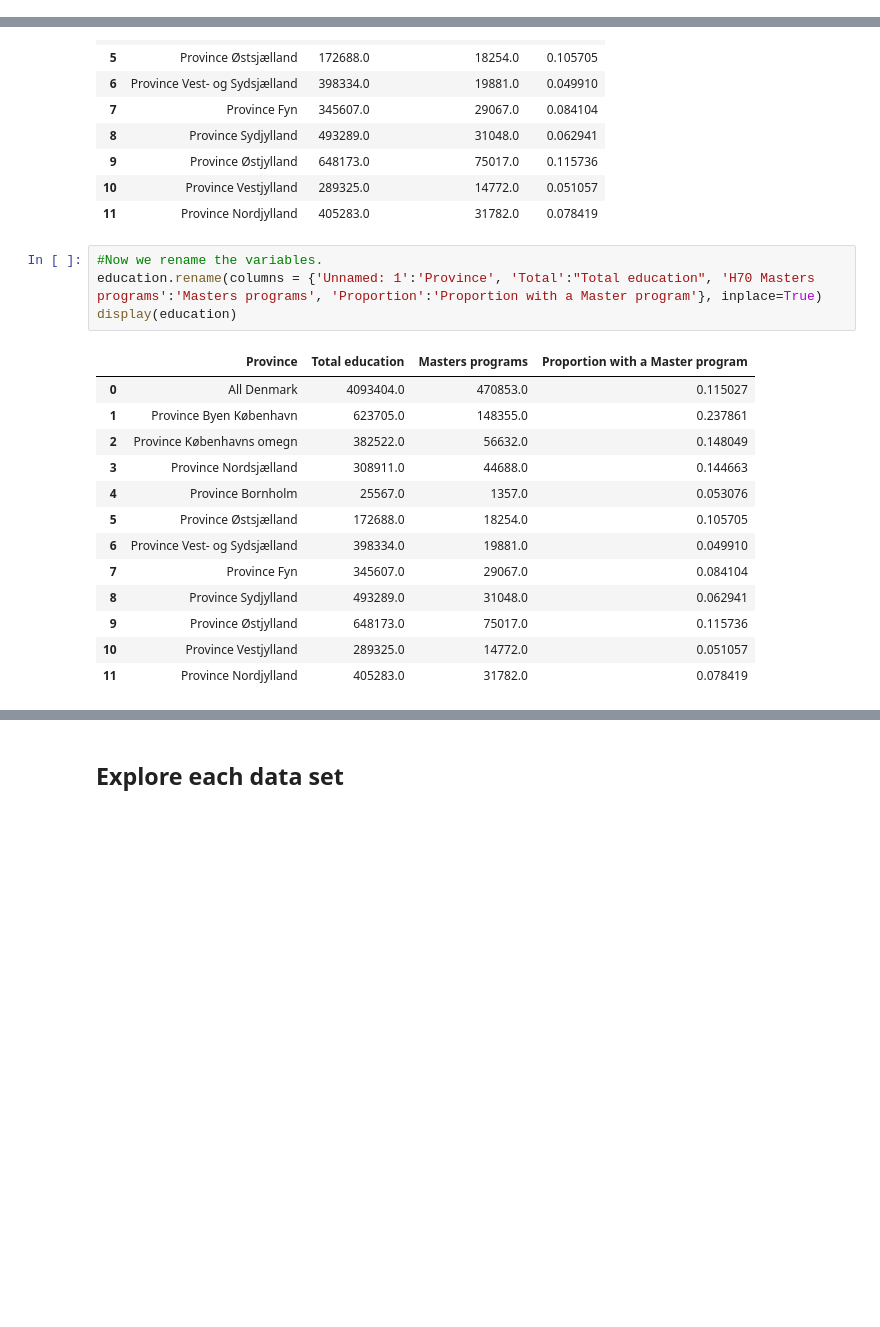
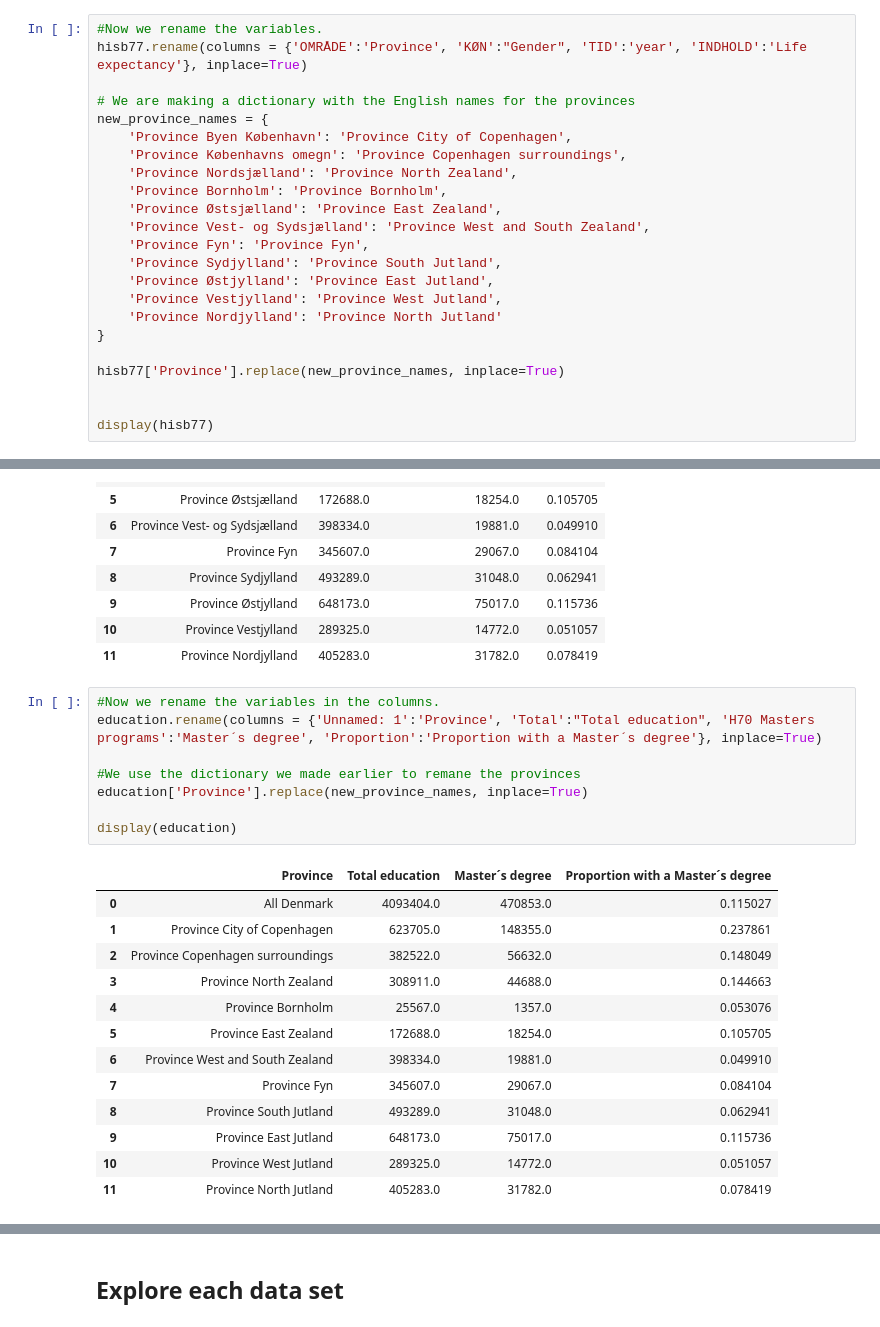
Before and after one commit to NumEconCopenhagen/projects-2024-sarah-og-pernille, a Jupyter notebook: dataproject/dataproject.ipynb, the cells around one changed output, grey strips where cells are left out. Drawn from its saved outputs; the diff is of its cells as text; blank space fills up the shorter version.

```diff
--- a/dataproject/dataproject.ipynb
+++ b/dataproject/dataproject.ipynb
@@ -78,0 +65,23 @@ hisb77.head(5)
+# %%
+#Now we rename the variables.
+hisb77.rename(columns = {'OMRÅDE':'Province', 'KØN':"Gender", 'TID':'year', 'INDHOLD':'Life expectancy'}, inplace=True)
+
+# We are making a dictionary with the English names for the provinces
+new_province_names = {
+    'Province Byen København': 'Province City of Copenhagen',
+    'Province Københavns omegn': 'Province Copenhagen surroundings',
+    'Province Nordsjælland': 'Province North Zealand',
+    'Province Bornholm': 'Province Bornholm',
+    'Province Østsjælland': 'Province East Zealand',
+    'Province Vest- og Sydsjælland': 'Province West and South Zealand',
+    'Province Fyn': 'Province Fyn',
+    'Province Sydjylland': 'Province South Jutland',
+    'Province Østjylland': 'Province East Jutland',
+    'Province Vestjylland': 'Province West Jutland',
+    'Province Nordjylland': 'Province North Jutland'
+}
+
+hisb77['Province'].replace(new_province_names, inplace=True)
+
+
+display(hisb77)
@@ -220,23 +243,27 @@ display(education)
 | 10 | Province Vestjylland | 289325.0 | 14772.0 | 0.051057 |
 | 11 | Province Nordjylland | 405283.0 | 31782.0 | 0.078419 |
 # %%
-#Now we rename the variables.
-education.rename(columns = {'Unnamed: 1':'Province', 'Total':"Total education", 'H70 Masters programs':'Masters programs', 'Proportion':'Proportion with a Master program'}, inplace=True)
+#Now we rename the variables in the columns.
+education.rename(columns = {'Unnamed: 1':'Province', 'Total':"Total education", 'H70 Masters programs':'Master´s degree', 'Proportion':'Proportion with a Master´s degree'}, inplace=True)
+
+#We use the dictionary we made earlier to remane the provinces
+education['Province'].replace(new_province_names, inplace=True)
+
 display(education)
 # %% [output]
-|  | Province | Total education | Masters programs | Proportion with a Master program |
+|  | Province | Total education | Master´s degree | Proportion with a Master´s degree |
 | 0 | All Denmark | 4093404.0 | 470853.0 | 0.115027 |
-| 1 | Province Byen København | 623705.0 | 148355.0 | 0.237861 |
-| 2 | Province Københavns omegn | 382522.0 | 56632.0 | 0.148049 |
-| 3 | Province Nordsjælland | 308911.0 | 44688.0 | 0.144663 |
+| 1 | Province City of Copenhagen | 623705.0 | 148355.0 | 0.237861 |
+| 2 | Province Copenhagen surroundings | 382522.0 | 56632.0 | 0.148049 |
+| 3 | Province North Zealand | 308911.0 | 44688.0 | 0.144663 |
 | 4 | Province Bornholm | 25567.0 | 1357.0 | 0.053076 |
-| 5 | Province Østsjælland | 172688.0 | 18254.0 | 0.105705 |
-| 6 | Province Vest- og Sydsjælland | 398334.0 | 19881.0 | 0.049910 |
+| 5 | Province East Zealand | 172688.0 | 18254.0 | 0.105705 |
+| 6 | Province West and South Zealand | 398334.0 | 19881.0 | 0.049910 |
 | 7 | Province Fyn | 345607.0 | 29067.0 | 0.084104 |
-| 8 | Province Sydjylland | 493289.0 | 31048.0 | 0.062941 |
-| 9 | Province Østjylland | 648173.0 | 75017.0 | 0.115736 |
-| 10 | Province Vestjylland | 289325.0 | 14772.0 | 0.051057 |
-| 11 | Province Nordjylland | 405283.0 | 31782.0 | 0.078419 |
+| 8 | Province South Jutland | 493289.0 | 31048.0 | 0.062941 |
+| 9 | Province East Jutland | 648173.0 | 75017.0 | 0.115736 |
+| 10 | Province West Jutland | 289325.0 | 14772.0 | 0.051057 |
+| 11 | Province North Jutland | 405283.0 | 31782.0 | 0.078419 |
 # %%
 # Add a column with year 2022, which is the year of the data
 education['Year'] = 2022
```
Also changed, not shown: parts of 34 cells of this notebook, 1 other file.
